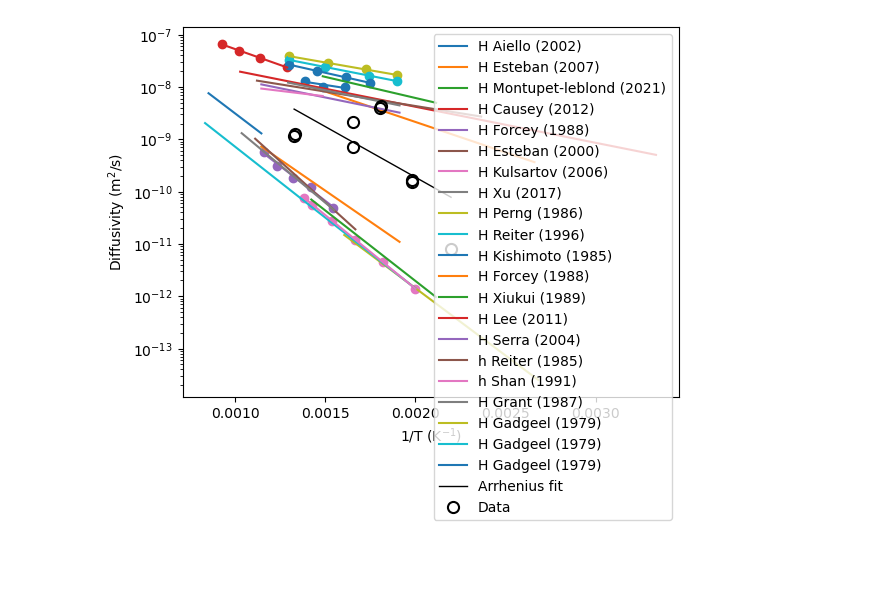
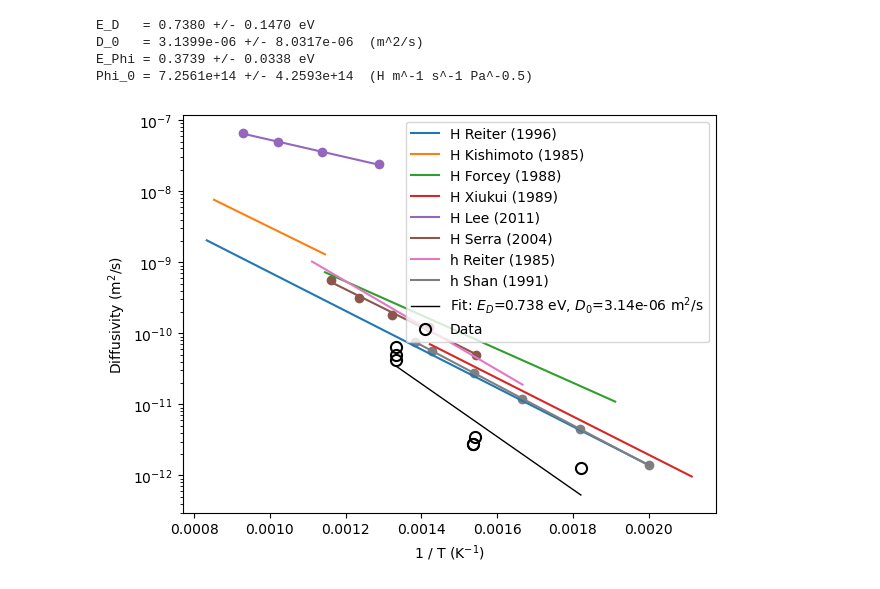
Before and after one commit to WeaverC20/permeation_barrier_analysis, a Jupyter notebook: ShieldRunsAnalysis/plot_against_htm.ipynb, the cells around one changed output. Drawn from its saved outputs; the diff is of its cells as text; code cells hidden in the pictures; blank space fills up the shorter version.

```diff
--- a/ShieldRunsAnalysis/plot_against_htm.ipynb
+++ b/ShieldRunsAnalysis/plot_against_htm.ipynb
@@ -12,16 +69,20 @@ os.makedirs(fig_dir, exist_ok=True)
 # %%
-# material_str = "316l_steel_fresh"
+material_str = "316l_steel_fresh"
 # material_str = "316l_steel"
-material_str = "steel"
+# material_str = "steel"
 
 csv_name = f"{material_str}_diffusivities.csv"
 # csv_name = "UKEA_316_steel"
 
-# material_str_real = material_str.replace("fresh_", "")
+# Base for output plot filenames (strip .csv if present)
+plot_base = os.path.splitext(csv_name)[0]
 
-# filter only 316l_steel and H
-diffusivities = htm.diffusivities.filter(material=material_str).filter(isotope="h")
-permeabilities = htm.permeabilities.filter(material=material_str).filter(isotope="h")
+# htm doesn't have a "_fresh" variant — strip the suffix when querying the database
+htm_material_str = material_str.replace("_fresh", "")
+
+# filter htm database by material and H isotope
+diffusivities = htm.diffusivities.filter(material=htm_material_str).filter(isotope="h")
+permeabilities = htm.permeabilities.filter(material=htm_material_str).filter(isotope="h")
 # %%
 # --- Edit this path ---
 csv_path = f"results/{csv_name}"
@@ -71,8 +132,31 @@ wPhi = np.where((yPhi_std > 0) & np.isfinite(yPhi_std), 1.0 / yPhi_std, 1.0)
 
 # --- Weighted linear fits: log(D) = a*(1/T) + b, same for Phi ---
 # If your NumPy is old and doesn't support 'w=', replace with a manual WLS (shown below).
-D_coeffs   = np.polyfit(invT, yD, 1, w=wD)
-Phi_coeffs = np.polyfit(invT, yPhi, 1, w=wPhi)
+D_coeffs,   D_cov   = np.polyfit(invT, yD,   1, w=wD,   cov=True)
+Phi_coeffs, Phi_cov = np.polyfit(invT, yPhi, 1, w=wPhi, cov=True)
+
+# --- Convert slope/intercept to Arrhenius parameters ---
+#   log(D)   = -E_D/k_B   * (1/T) + log(D_0)
+#   log(Phi) = -E_Phi/k_B * (1/T) + log(Phi_0)
+k_B = 8.617333262e-5  # eV/K
+
+D_slope_err,   D_intercept_err   = np.sqrt(np.diag(D_cov))
+Phi_slope_err, Phi_intercept_err = np.sqrt(np.diag(Phi_cov))
+
+E_D       = -D_coeffs[0] * k_B
+E_D_err   =  D_slope_err * k_B
+D_0       =  np.exp(D_coeffs[1])
+D_0_err   =  D_0 * D_intercept_err
+
+E_Phi     = -Phi_coeffs[0] * k_B
+E_Phi_err =  Phi_slope_err * k_B
+Phi_0     =  np.exp(Phi_coeffs[1])
+Phi_0_err =  Phi_0 * Phi_intercept_err
+
+print(f"E_D   = {E_D:.4f} +/- {E_D_err:.4f} eV")
+print(f"D_0   = {D_0:.4e} +/- {D_0_err:.4e}  (m^2/s)")
+print(f"E_Phi = {E_Phi:.4f} +/- {E_Phi_err:.4f} eV")
+print(f"Phi_0 = {Phi_0:.4e} +/- {Phi_0_err:.4e}  (H m^-1 s^-1 Pa^-0.5)")
 
 # --- Fit lines across the data range ---
 D_invT_fit   = np.linspace(invT.min(), invT.max(), 200)
@@ -80,21 +164,34 @@ Phi_invT_fit = D_invT_fit  # same x-range
 
 D_fit   = np.exp(D_coeffs[0] * D_invT_fit   + D_coeffs[1])
 Phi_fit = np.exp(Phi_coeffs[0] * Phi_invT_fit + Phi_coeffs[1])
+# %% [output]
+E_D   = 0.7380 +/- 0.1470 eV
+D_0   = 3.1399e-06 +/- 8.0317e-06  (m^2/s)
+E_Phi = 0.3739 +/- 0.0338 eV
+Phi_0 = 7.2561e+14 +/- 4.2593e+14  (H m^-1 s^-1 Pa^-0.5)
 # %%
-# plot the properties
-htm.plotting.plot(diffusivities)
+# Background: local steel DB for 'steel', htm for everything else
+if material_str == "steel":
+    fig, ax = plt.subplots()
+    plot_steel_db_background("diffusivity", ax=ax)
+else:
+    htm.plotting.plot(diffusivities)
+    ax = plt.gca()
 
 # Overlay Arrhenius fit line
-plt.plot(D_invT_fit, D_fit, "k-", linewidth=1, label="Arrhenius fit")
+ax.plot(D_invT_fit, D_fit, "k-", linewidth=1,
+        label=fr"Fit: $E_D$={E_D:.3f} eV, $D_0$={D_0:.2e} m$^2$/s")
 
 # Overlay measured points as big black circles
-plt.plot(invT, D, "ko", markersize=8, markeredgewidth=1.5, markerfacecolor="none", label="Data")
+ax.plot(invT, D, "ko", markersize=8, markeredgewidth=1.5, markerfacecolor="none", label="Data")
 
-plt.yscale("log")
-plt.ylabel("Diffusivity (m$^2$/s)")
-plt.legend()
-plt.savefig(os.path.join(fig_dir, f"{csv_name}_diffusivity.pdf"), bbox_inches="tight")
+ax.set_yscale("log")
+ax.set_xlabel("1 / T (K$^{-1}$)")
+ax.set_ylabel("Diffusivity (m$^2$/s)")
+ax.legend()
+plt.tight_layout()
+plt.savefig(os.path.join(fig_dir, f"{plot_base}_diffusivity.pdf"), bbox_inches="tight")
 plt.show()
 # %% [output]
-[figure, old version]
+[figure, new version]
 # %%
```
Also changed, not shown: parts of 3 cells of this notebook, 4 other files.
